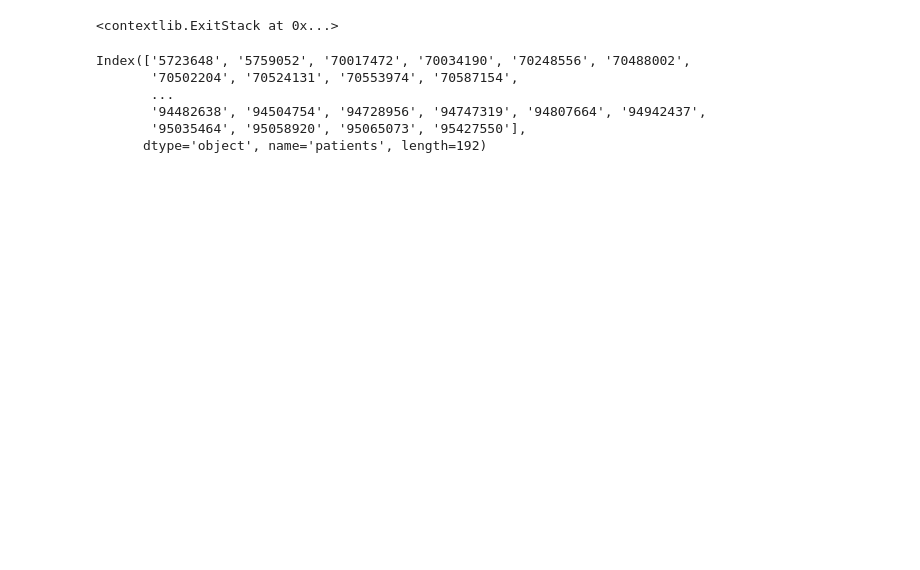
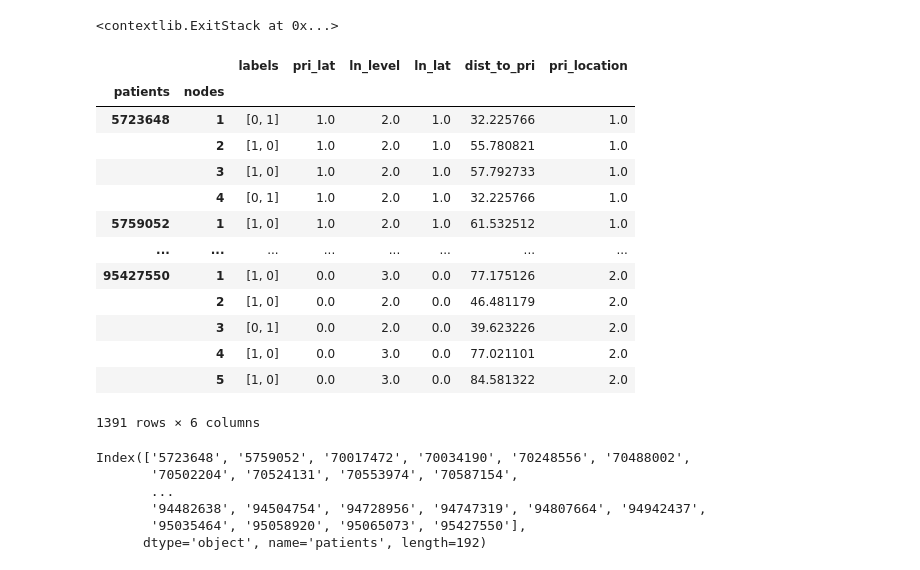
Before and after one commit to EJDomi/LN_malignancy_GNN, a Jupyter notebook: notebooks/graph_maker_LN_malignancy.ipynb, the cells around one changed output. Saved outputs shown, nothing was run; the diff lists cells and outputs as text; code cells hidden in the pictures; blank space fills up the shorter version.

```diff
--- a/notebooks/graph_maker_LN_malignancy.ipynb
+++ b/notebooks/graph_maker_LN_malignancy.ipynb
@@ -62,7 +67,24 @@ seg_path = patch_path.joinpath('seg')
 graph_path.mkdir(exist_ok=True, parents=True)
 edge_path.mkdir(exist_ok=True, parents=True)
 # %%
-patients = pd.read_pickle(data_path.joinpath('features_and_labels_061324.pkl'))
+patients = pd.read_pickle(data_path.joinpath('features_and_labels_070924.pkl'))
+# %%
+patients
+# %% [output]
+|  |  | labels | pri_lat | ln_level | ln_lat | dist_to_pri | pri_location |
+| patients | nodes |  |  |  |  |  |  |
+| 5723648 | 1 | [0, 1] | 1.0 | 2.0 | 1.0 | 32.225766 | 1.0 |
+|  | 2 | [1, 0] | 1.0 | 2.0 | 1.0 | 55.780821 | 1.0 |
+|  | 3 | [1, 0] | 1.0 | 2.0 | 1.0 | 57.792733 | 1.0 |
+|  | 4 | [0, 1] | 1.0 | 2.0 | 1.0 | 32.225766 | 1.0 |
+| 5759052 | 1 | [1, 0] | 1.0 | 2.0 | 1.0 | 61.532512 | 1.0 |
+| ... | ... | ... | ... | ... | ... | ... | ... |
+| 95427550 | 1 | [1, 0] | 0.0 | 3.0 | 0.0 | 77.175126 | 2.0 |
+|  | 2 | [1, 0] | 0.0 | 2.0 | 0.0 | 46.481179 | 2.0 |
+|  | 3 | [0, 1] | 0.0 | 2.0 | 0.0 | 39.623226 | 2.0 |
+|  | 4 | [1, 0] | 0.0 | 3.0 | 0.0 | 77.021101 | 2.0 |
+|  | 5 | [1, 0] | 0.0 | 3.0 | 0.0 | 84.581322 | 2.0 |
+1391 rows × 6 columns
 # %%
 patients.index.levels[0]
 # %% [output]
```
Also changed, not shown: parts of 26 cells of this notebook, 5 other files.
